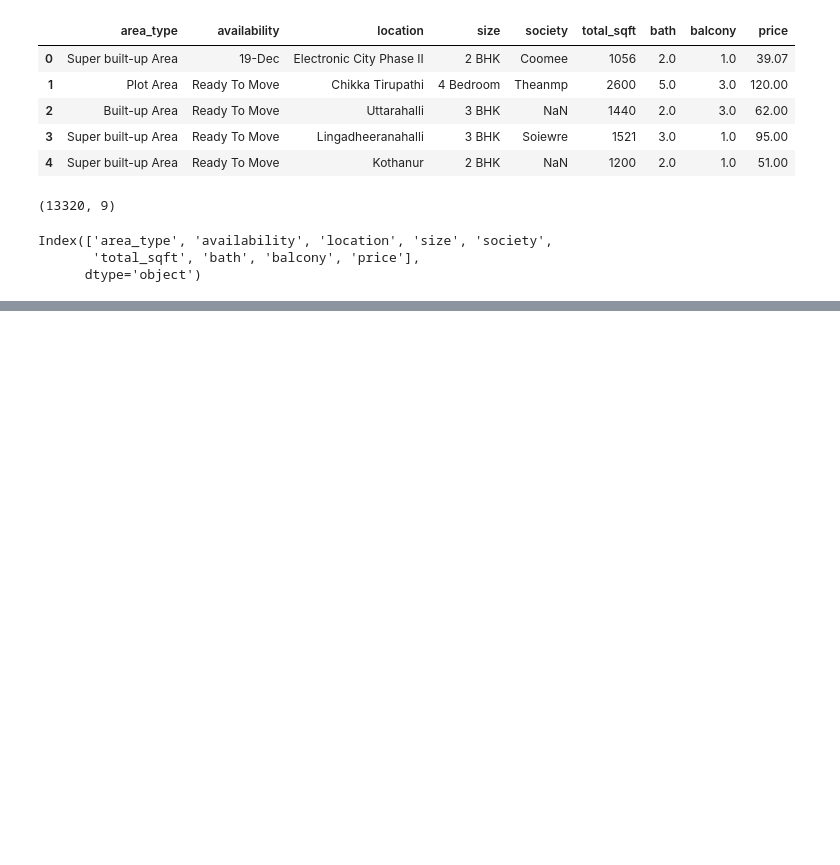
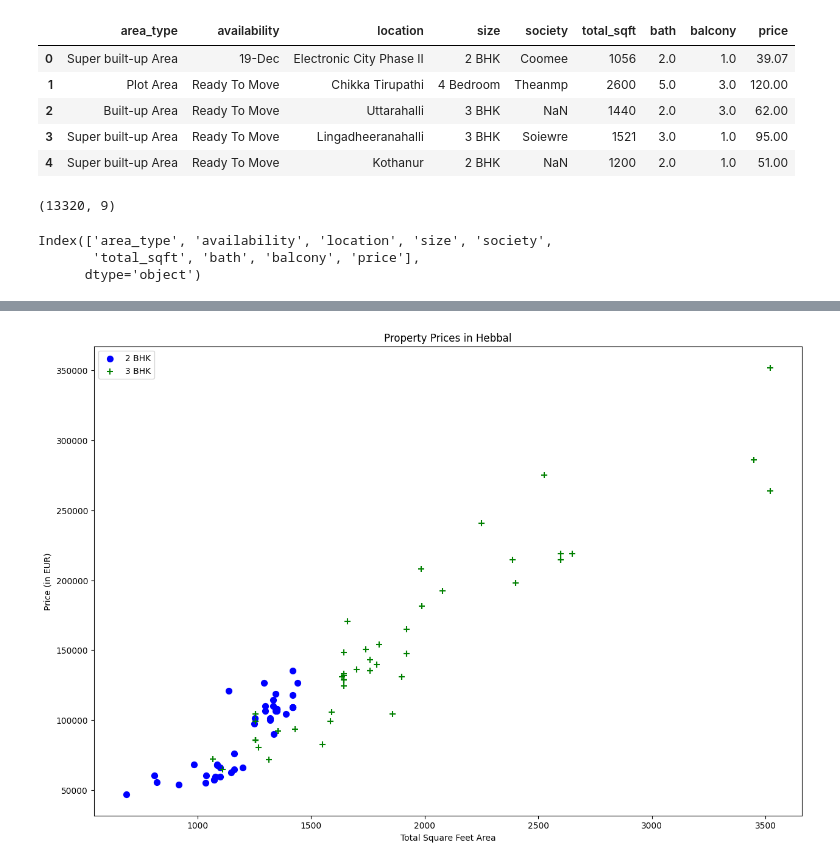
Before and after one commit to HanaZadravec/real_estate_price_prediction, a Jupyter notebook: house_price_prediction.ipynb, the cells around one changed output, grey strips where cells are left out. Cells and saved outputs as stored; diff of their text form; code cells hidden in the pictures; blank space fills up the shorter version.

```diff
--- a/house_price_prediction.ipynb
+++ b/house_price_prediction.ipynb
@@ -35,0 +457,4 @@ Index(['area_type', 'availability', 'location', 'size', 'society',
+# %%
+plot_property_prices(df, "Hebbal")
+# %% [output]
+[figure, added]
```
Also changed, not shown: parts of 70 cells of this notebook.
